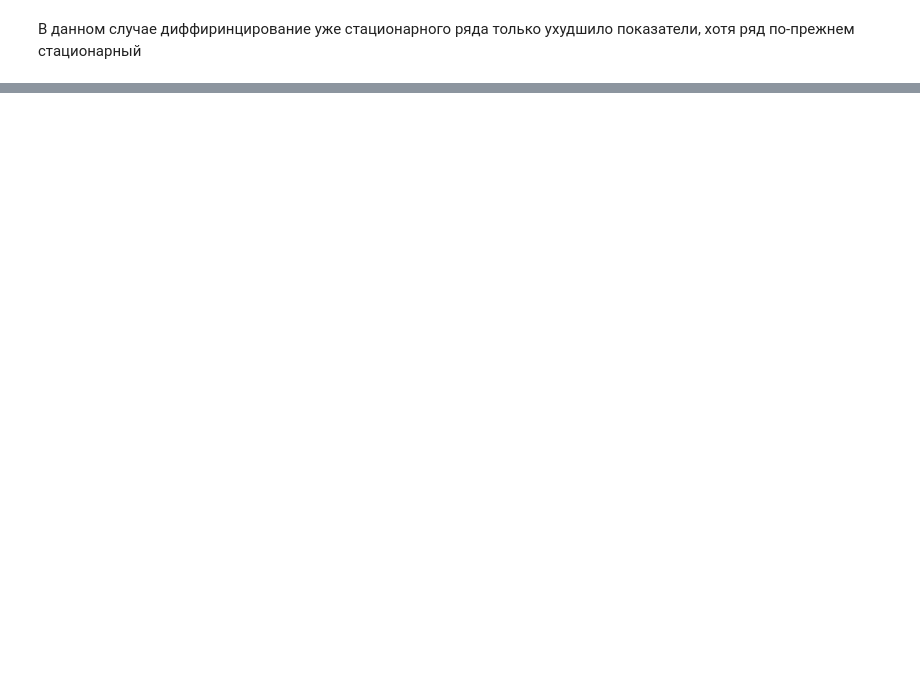
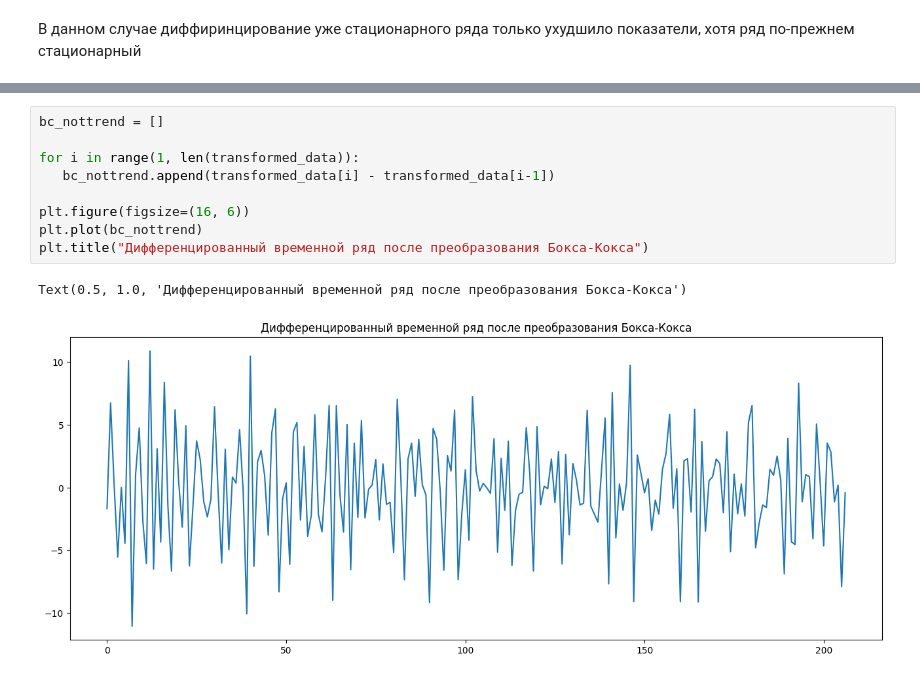
Before and after one commit to EdenStabbfer/PSU_TimeSeries, a Jupyter notebook: Lab-3/homework.ipynb, the cells around one changed output, grey strips where cells are left out. Saved outputs shown, nothing was run; the diff lists cells and outputs as text; blank space fills up the shorter version.

```diff
--- a/Lab-3/homework.ipynb
+++ b/Lab-3/homework.ipynb
@@ -107,0 +143,12 @@ dtype: float64
+# %%
+bc_nottrend = []
+
+for i in range(1, len(transformed_data)):
+   bc_nottrend.append(transformed_data[i] - transformed_data[i-1])
+
+plt.figure(figsize=(16, 6))
+plt.plot(bc_nottrend)
+plt.title("Дифференцированный временной ряд после преобразования Бокса-Кокса")
+# %% [output]
+Text(0.5, 1.0, 'Дифференцированный временной ряд после преобразования Бокса-Кокса')
+[figure, added]
```
Also changed, not shown: parts of 36 cells of this notebook, 3 other files.
